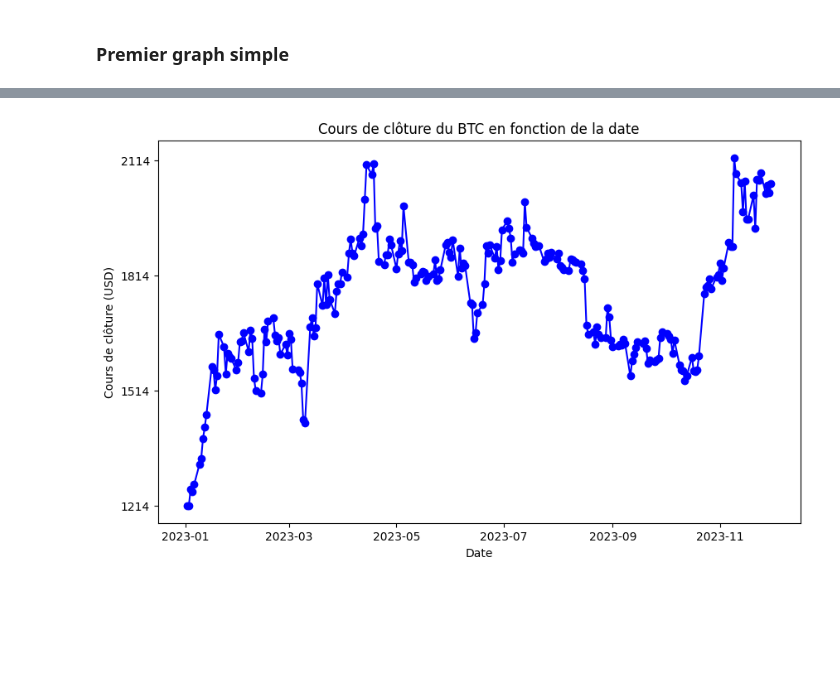
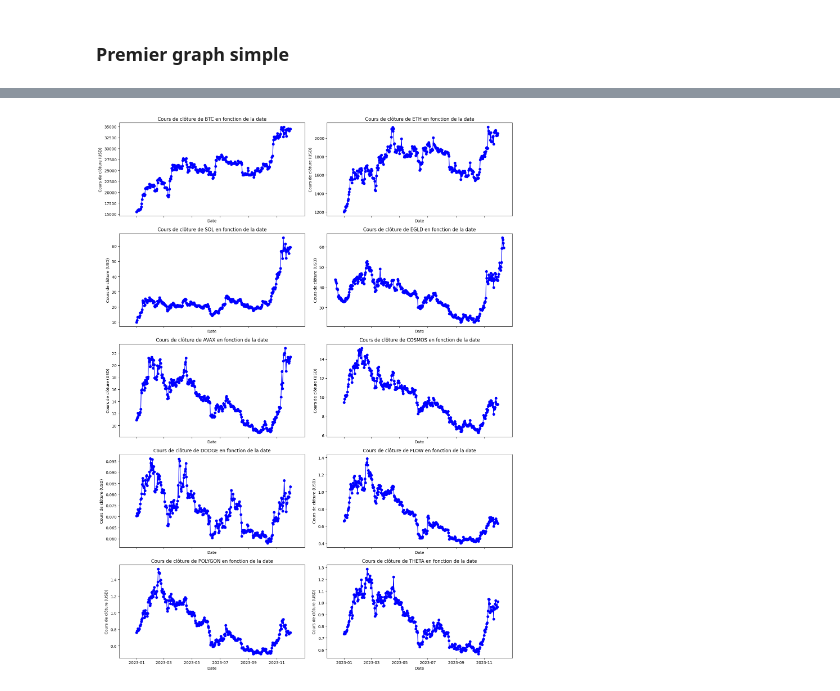
Before and after one commit to EarnFounders/GraphPerf2023, a Jupyter notebook: Graph.ipynb, the cells around one changed output, grey strips where cells are left out. Drawn from its saved outputs; the diff is of its cells as text; code cells hidden in the pictures; blank space fills up the shorter version.

```diff
--- a/Graph.ipynb
+++ b/Graph.ipynb
@@ -10,5 +10,12 @@ from datetime import datetime
 dfBTC = pd.read_csv("cotations_BTCUSD.csv", delimiter=";")
 dfETH = pd.read_csv("cotations_ETHUSD.csv", delimiter=";")
 dfSOL = pd.read_csv("cotations_SOLUSD.csv", delimiter=";")
+dfEGLD = pd.read_csv("cotations_EGLDUSD.csv", delimiter=";")
+dfAVAX = pd.read_csv("cotations_AVAXUSD.csv", delimiter=";")
+dfCOSMOS = pd.read_csv("cotations_COSMOSUSD.csv", delimiter=";")
+dfDODGE = pd.read_csv("cotations_DODGEUSD.csv", delimiter=";")
+dfFLOW = pd.read_csv("cotations_FLOWUSD.csv", delimiter=";")
+dfPOLYGON = pd.read_csv("cotations_POLYGONUSD.csv", delimiter=";")
+dfTHETA = pd.read_csv("cotations_THETAUSD.csv", delimiter=";")
 # %% [markdown]
 ### Traitement des données
@@ -40,13 +90,24 @@ plt.show()
-# %%
-################## ETH #####################
-plt.figure(figsize=(10, 6))
-plt.plot(dfETH['date'], dfETH['courscloture'], marker='o', linestyle='-', color='b')
-
-plt.title('Cours de clôture du BTC en fonction de la date')
-plt.xlabel('Date')
-plt.ylabel('Cours de clôture (USD)')
-#plt.grid(True)
-plt.yticks(range(int(dfETH['courscloture'].min()), int(dfETH['courscloture'].max()) + 1, 300))
-plt.show()
-# %% [output]
-[figure, removed]
+# %%
+# Créer une figure et une grille de sous-graphiques
+fig, axs = plt.subplots(5, 2, figsize=(15, 20), sharex=True)
+
+# Liste des dataframes
+df_list = [dfBTC, dfETH, dfSOL, dfEGLD, dfAVAX, dfCOSMOS, dfDODGE, dfFLOW, dfPOLYGON, dfTHETA]
+
+# Liste des noms des crypto-monnaies
+crypto_names = ['BTC', 'ETH', 'SOL', 'EGLD', 'AVAX', 'COSMOS', 'DODGE', 'FLOW', 'POLYGON', 'THETA']
+
+# Boucle pour créer et afficher chaque graphique
+for i in range(5):
+    for j in range(2):
+        index = i * 2 + j
+        axs[i, j].plot(df_list[index]['date'], df_list[index]['courscloture'], marker='o', linestyle='-', color='b')
+        axs[i, j].set_title(f'Cours de clôture de {crypto_names[index]} en fonction de la date')
+        axs[i, j].set_xlabel('Date')
+        axs[i, j].set_ylabel('Cours de clôture (USD)')
+
+# Ajuster la disposition et les espacements
+plt.tight_layout()
+plt.show()
+# %% [output]
+[figure, added]
```
Also changed, not shown: parts of 9 cells of this notebook, 9 other files.
